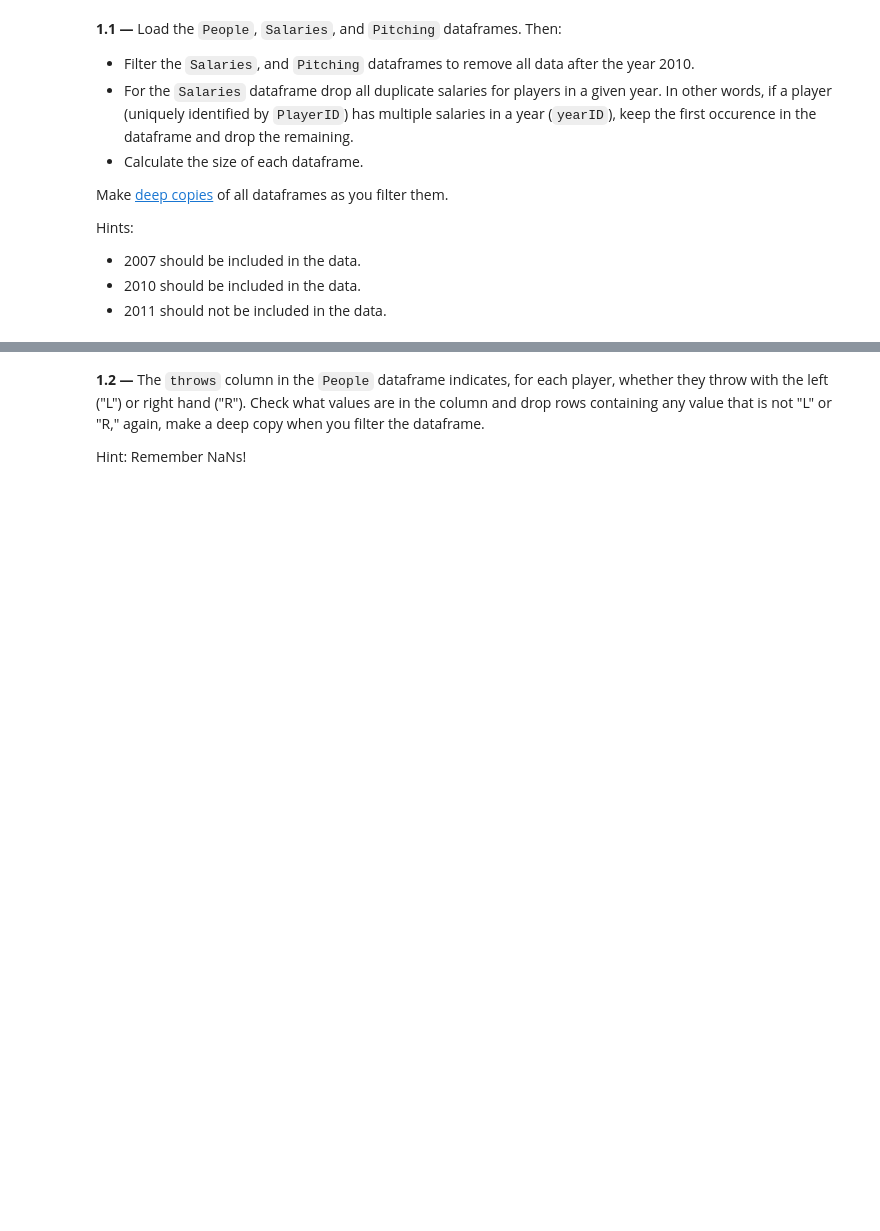
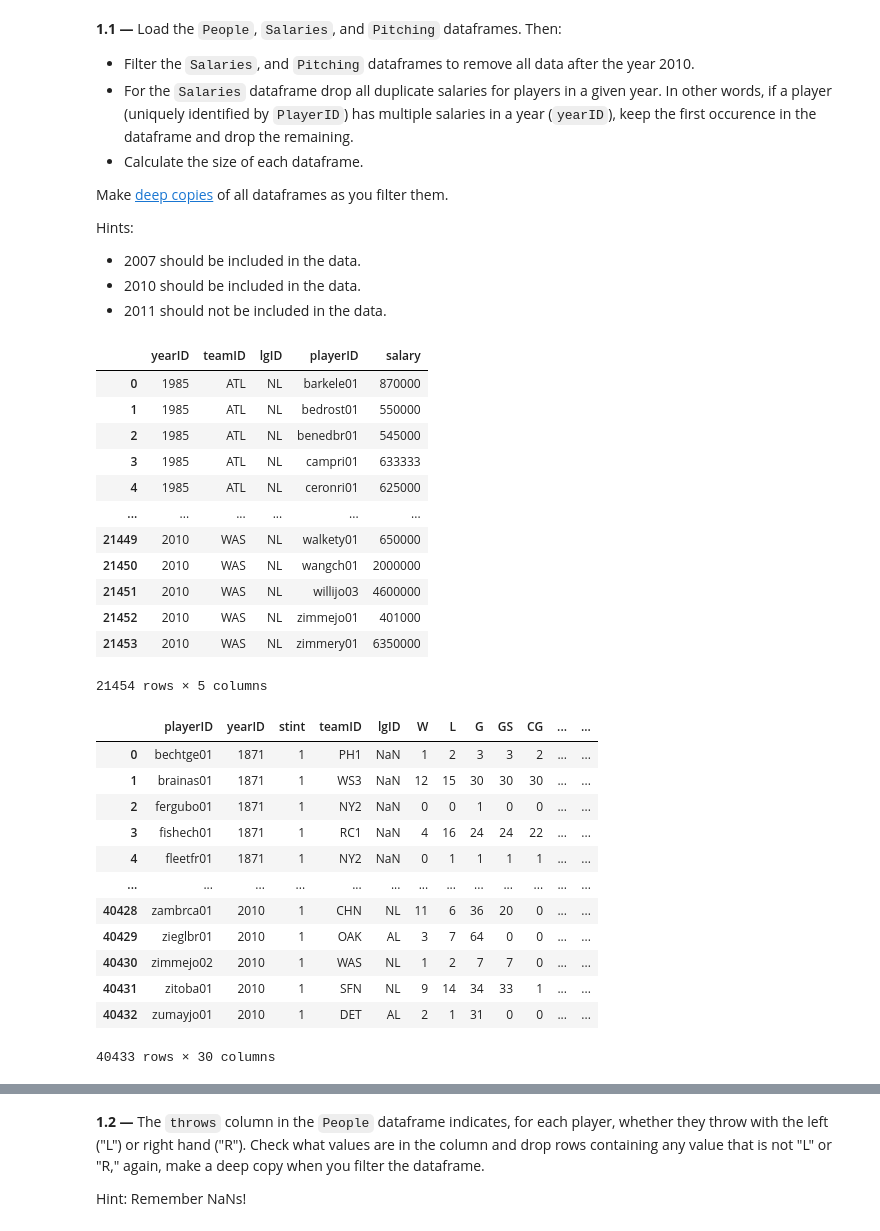
Before and after one commit to adacalypse/movie-datastory, a Jupyter notebook: Homework_1/h1_orfeas.ipynb, the cells around one changed output, grey strips where cells are left out. Cells and saved outputs as stored; diff of their text form; code cells hidden in the pictures; blank space fills up the shorter version.

```diff
--- a/Homework_1/h1_orfeas.ipynb
+++ b/Homework_1/h1_orfeas.ipynb
@@ -101,11 +101,42 @@ pitching = pd.read_csv(path+'core/Pitching.csv')
 # %%
 # Filter for data up to the year 2010 (inclusive).
 salaries_before_2010 = salaries[salaries['yearID'] <= 2010].copy()
 pitching_before_2010 = pitching[pitching['yearID'] <= 2010].copy()
 
 # Check solution
 assert(all(salaries_before_2010['yearID'] <= 2010))
 assert(all(pitching_before_2010['yearID'] <= 2010))
+
+# Display
+display(salaries_before_2010)
+display(pitching_before_2010)
+# %% [output]
+|  | yearID | teamID | lgID | playerID | salary |
+| 0 | 1985 | ATL | NL | barkele01 | 870000 |
+| 1 | 1985 | ATL | NL | bedrost01 | 550000 |
+| 2 | 1985 | ATL | NL | benedbr01 | 545000 |
+| 3 | 1985 | ATL | NL | campri01 | 633333 |
+| 4 | 1985 | ATL | NL | ceronri01 | 625000 |
+| ... | ... | ... | ... | ... | ... |
+| 21449 | 2010 | WAS | NL | walkety01 | 650000 |
+| 21450 | 2010 | WAS | NL | wangch01 | 2000000 |
+| 21451 | 2010 | WAS | NL | willijo03 | 4600000 |
+| 21452 | 2010 | WAS | NL | zimmejo01 | 401000 |
+| 21453 | 2010 | WAS | NL | zimmery01 | 6350000 |
+21454 rows × 5 columns
+|  | playerID | yearID | stint | teamID | lgID | W | L | G | GS | CG | ... | ... |
+| 0 | bechtge01 | 1871 | 1 | PH1 | NaN | 1 | 2 | 3 | 3 | 2 | ... | ... |
+| 1 | brainas01 | 1871 | 1 | WS3 | NaN | 12 | 15 | 30 | 30 | 30 | ... | ... |
+| 2 | fergubo01 | 1871 | 1 | NY2 | NaN | 0 | 0 | 1 | 0 | 0 | ... | ... |
+| 3 | fishech01 | 1871 | 1 | RC1 | NaN | 4 | 16 | 24 | 24 | 22 | ... | ... |
+| 4 | fleetfr01 | 1871 | 1 | NY2 | NaN | 0 | 1 | 1 | 1 | 1 | ... | ... |
+| ... | ... | ... | ... | ... | ... | ... | ... | ... | ... | ... | ... | ... |
+| 40428 | zambrca01 | 2010 | 1 | CHN | NL | 11 | 6 | 36 | 20 | 0 | ... | ... |
+| 40429 | zieglbr01 | 2010 | 1 | OAK | AL | 3 | 7 | 64 | 0 | 0 | ... | ... |
+| 40430 | zimmejo02 | 2010 | 1 | WAS | NL | 1 | 2 | 7 | 7 | 0 | ... | ... |
+| 40431 | zitoba01 | 2010 | 1 | SFN | NL | 9 | 14 | 34 | 33 | 1 | ... | ... |
+| 40432 | zumayjo01 | 2010 | 1 | DET | AL | 2 | 1 | 31 | 0 | 0 | ... | ... |
+40433 rows × 30 columns
 # %%
 # Drop all duplicate salaries for players in a given year, keeping only the first instance
 salaries_no_duplicates = salaries_before_2010.drop_duplicates(['playerID', 'yearID'], keep='first').copy()
```
Also changed, not shown: parts of 14 cells of this notebook.
